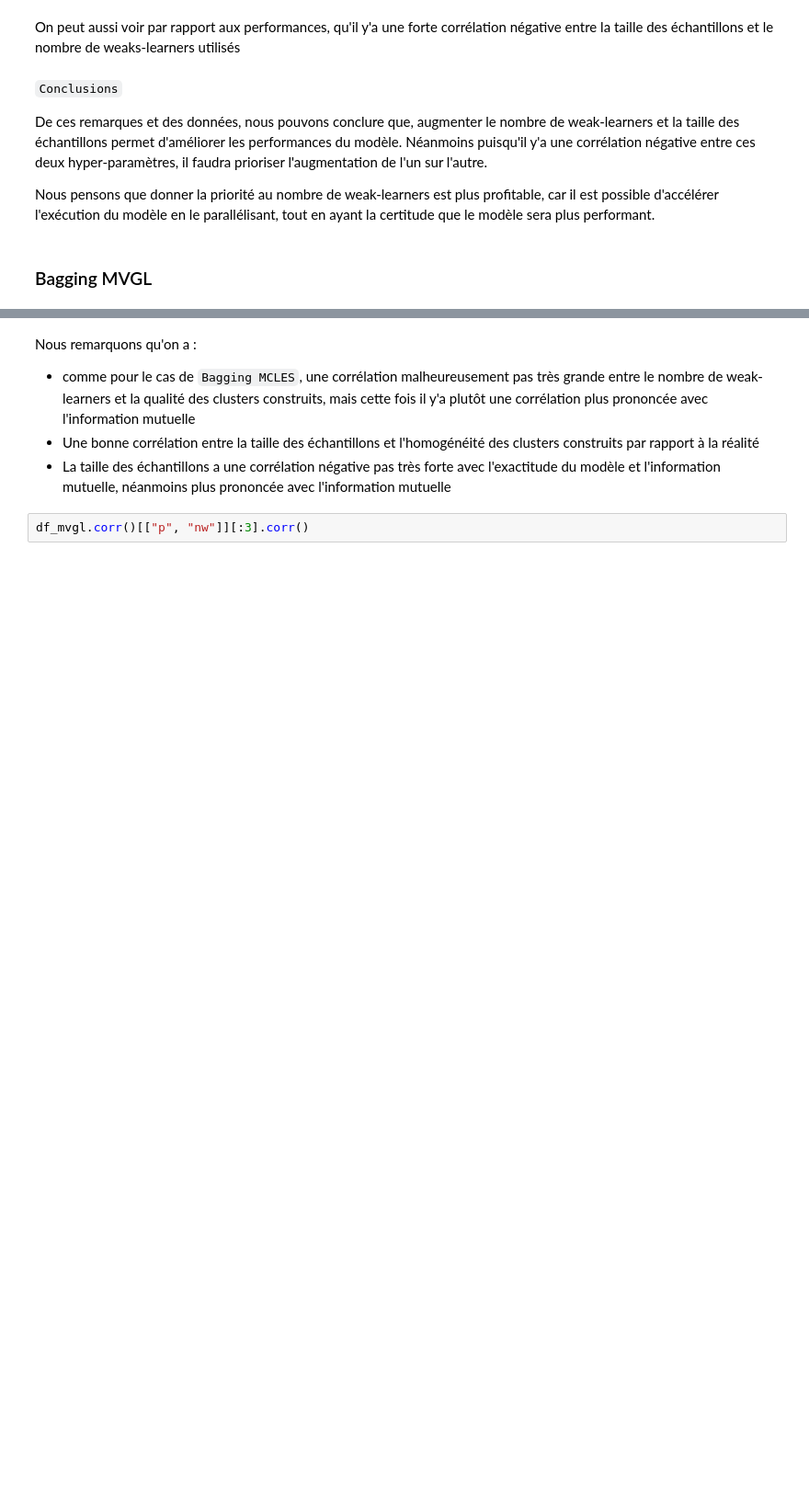
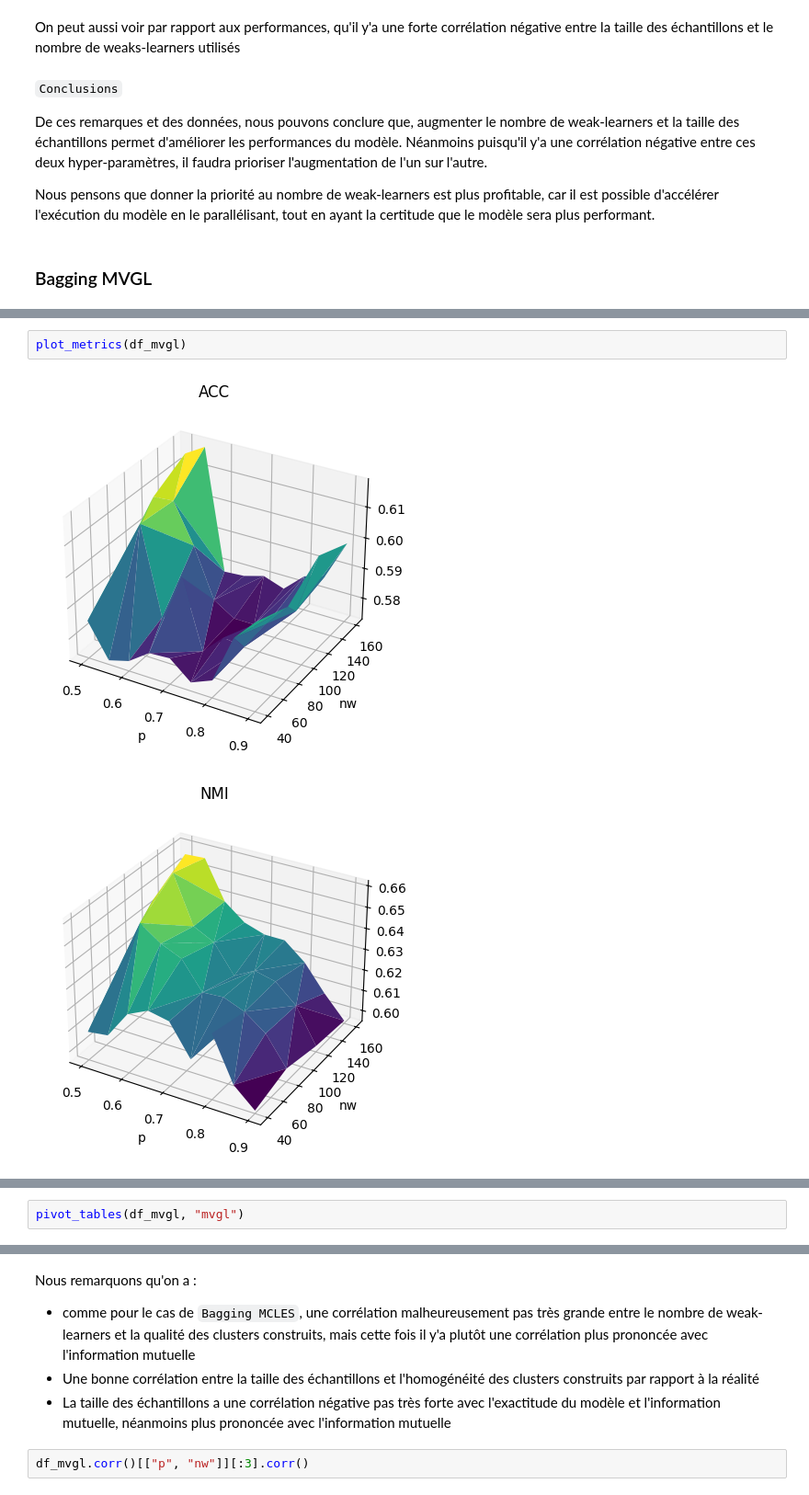
Before and after one commit to MbeHenri/memoire, a Jupyter notebook: analyse.ipynb, the cells around one changed output, grey strips where cells are left out. Shown at 92% size. Drawn from its saved outputs; the diff is of its cells as text; blank space fills up the shorter version.

```diff
--- a/analyse.ipynb
+++ b/analyse.ipynb
@@ -78,0 +112,5 @@ df_mvgl.corr()
+# %%
+plot_metrics(df_mvgl)
+# %% [output]
+[figure, added]
+[figure, added]
@@ -79,3 +118,5 @@ df_mvgl.corr()
+# %%
+pivot_tables(df_mvgl, "mvgl")
 # %%
 plt.title('corrélation Bagging-MVGL')
 sns.heatmap(df_mvgl.corr()[["ACC", "NMI", "PUR"]][3:])
```
Also changed, not shown: parts of 14 cells of this notebook, 16 other files.
